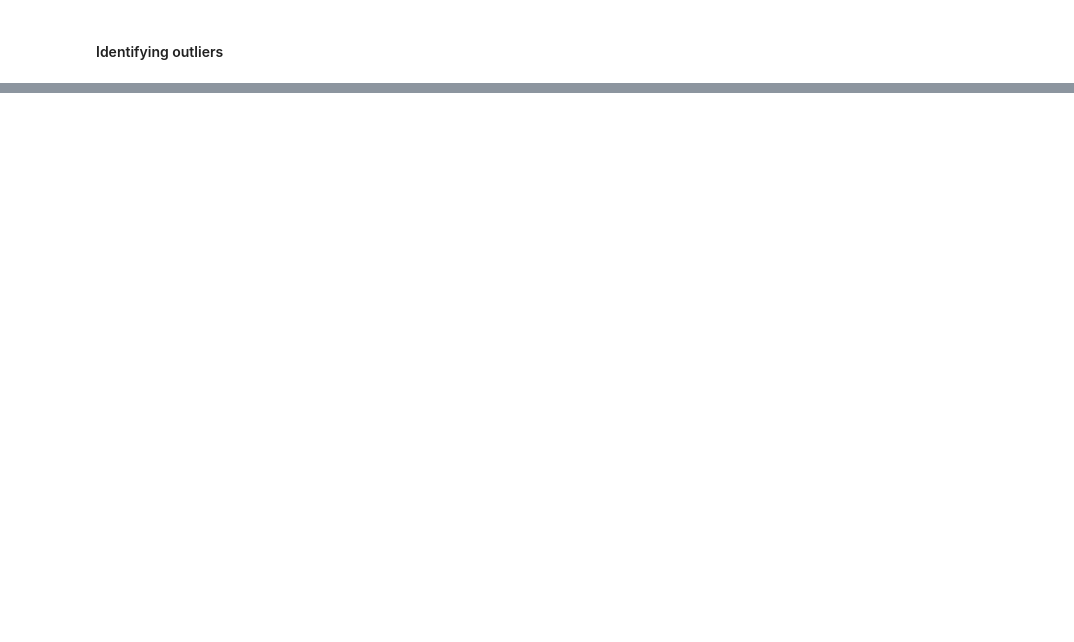
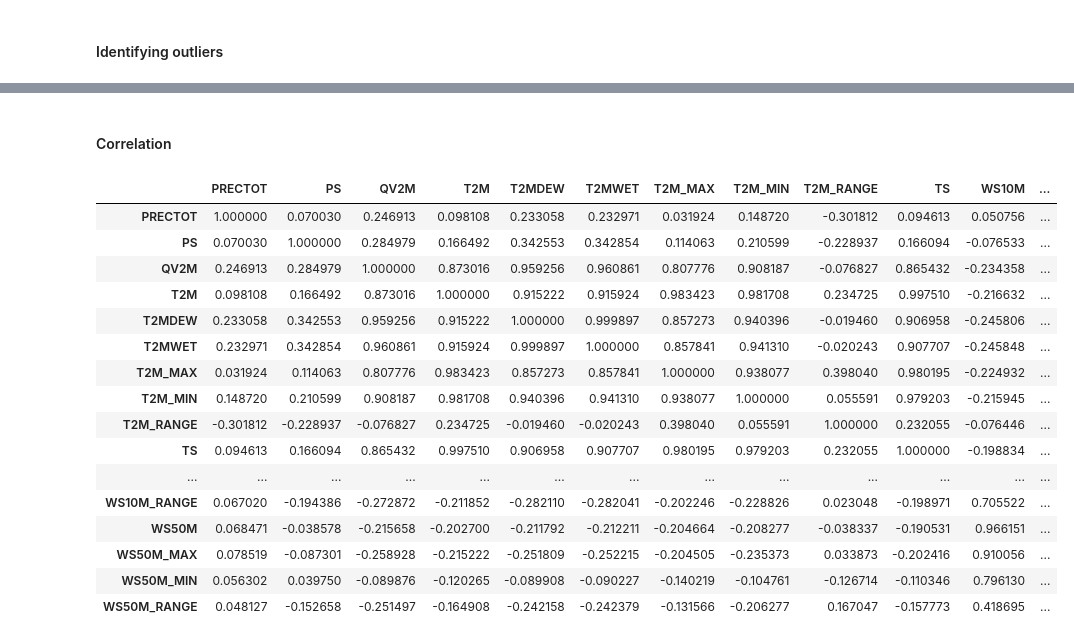
Before and after one commit to SantiagoEnriqueGA/drought_prediction_pytorch, a Jupyter notebook: droughtPrediction.ipynb, the cells around one changed output, grey strips where cells are left out. Saved outputs shown, nothing was run; the diff lists cells and outputs as text; code cells hidden in the pictures; blank space fills up the shorter version.

```diff
--- a/droughtPrediction.ipynb
+++ b/droughtPrediction.ipynb
@@ -257,0 +327,23 @@ Number of outliers: 282458
+# %% [markdown]
+#### Correlation
+# %%
+correlati_plot = drought_df_measures.corr()
+correlati_plot.style.background_gradient(cmap='coolwarm')
+# %% [output]
+|  | PRECTOT | PS | QV2M | T2M | T2MDEW | T2MWET | T2M_MAX | T2M_MIN | T2M_RANGE | TS | WS10M | ... |
+| PRECTOT | 1.000000 | 0.070030 | 0.246913 | 0.098108 | 0.233058 | 0.232971 | 0.031924 | 0.148720 | -0.301812 | 0.094613 | 0.050756 | ... |
+| PS | 0.070030 | 1.000000 | 0.284979 | 0.166492 | 0.342553 | 0.342854 | 0.114063 | 0.210599 | -0.228937 | 0.166094 | -0.076533 | ... |
+| QV2M | 0.246913 | 0.284979 | 1.000000 | 0.873016 | 0.959256 | 0.960861 | 0.807776 | 0.908187 | -0.076827 | 0.865432 | -0.234358 | ... |
+| T2M | 0.098108 | 0.166492 | 0.873016 | 1.000000 | 0.915222 | 0.915924 | 0.983423 | 0.981708 | 0.234725 | 0.997510 | -0.216632 | ... |
+| T2MDEW | 0.233058 | 0.342553 | 0.959256 | 0.915222 | 1.000000 | 0.999897 | 0.857273 | 0.940396 | -0.019460 | 0.906958 | -0.245806 | ... |
+| T2MWET | 0.232971 | 0.342854 | 0.960861 | 0.915924 | 0.999897 | 1.000000 | 0.857841 | 0.941310 | -0.020243 | 0.907707 | -0.245848 | ... |
+| T2M_MAX | 0.031924 | 0.114063 | 0.807776 | 0.983423 | 0.857273 | 0.857841 | 1.000000 | 0.938077 | 0.398040 | 0.980195 | -0.224932 | ... |
+| T2M_MIN | 0.148720 | 0.210599 | 0.908187 | 0.981708 | 0.940396 | 0.941310 | 0.938077 | 1.000000 | 0.055591 | 0.979203 | -0.215945 | ... |
+| T2M_RANGE | -0.301812 | -0.228937 | -0.076827 | 0.234725 | -0.019460 | -0.020243 | 0.398040 | 0.055591 | 1.000000 | 0.232055 | -0.076446 | ... |
+| TS | 0.094613 | 0.166094 | 0.865432 | 0.997510 | 0.906958 | 0.907707 | 0.980195 | 0.979203 | 0.232055 | 1.000000 | -0.198834 | ... |
+| ... | ... | ... | ... | ... | ... | ... | ... | ... | ... | ... | ... | ... |
+| WS10M_RANGE | 0.067020 | -0.194386 | -0.272872 | -0.211852 | -0.282110 | -0.282041 | -0.202246 | -0.228826 | 0.023048 | -0.198971 | 0.705522 | ... |
+| WS50M | 0.068471 | -0.038578 | -0.215658 | -0.202700 | -0.211792 | -0.212211 | -0.204664 | -0.208277 | -0.038337 | -0.190531 | 0.966151 | ... |
+| WS50M_MAX | 0.078519 | -0.087301 | -0.258928 | -0.215222 | -0.251809 | -0.252215 | -0.204505 | -0.235373 | 0.033873 | -0.202416 | 0.910056 | ... |
+| WS50M_MIN | 0.056302 | 0.039750 | -0.089876 | -0.120265 | -0.089908 | -0.090227 | -0.140219 | -0.104761 | -0.126714 | -0.110346 | 0.796130 | ... |
+| WS50M_RANGE | 0.048127 | -0.152658 | -0.251497 | -0.164908 | -0.242158 | -0.242379 | -0.131566 | -0.206277 | 0.167047 | -0.157773 | 0.418695 | ... |
```
Also changed, not shown: parts of 57 cells of this notebook, 1 other file.
